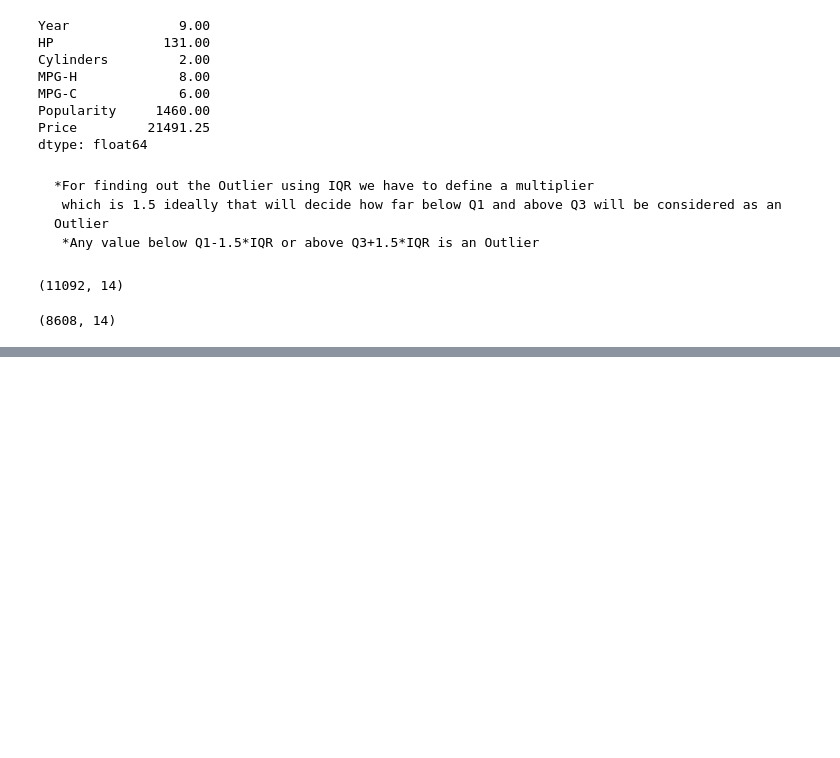
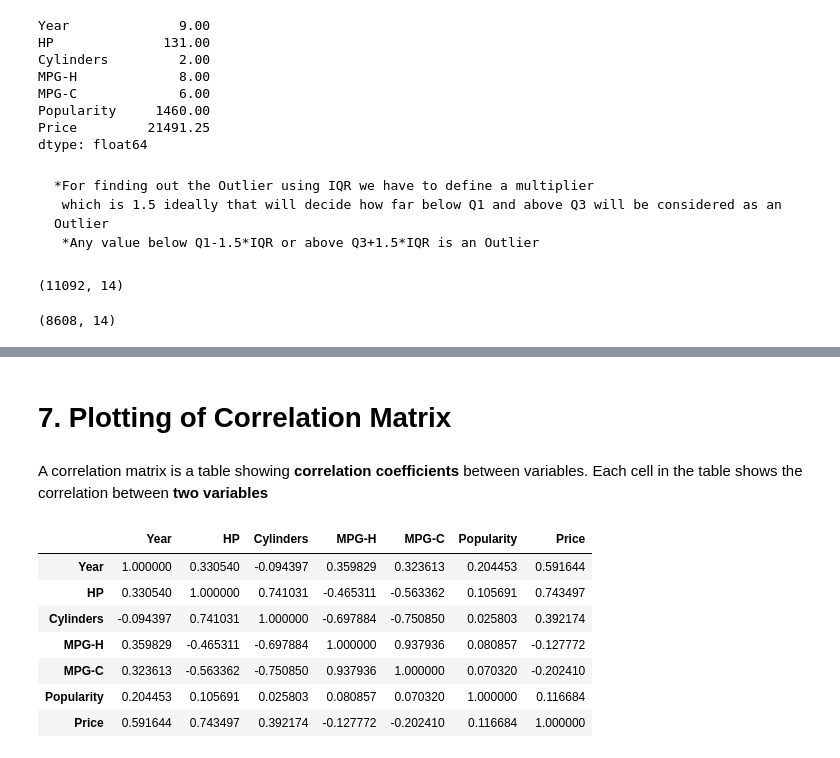
Before and after one commit to pranav-2410/Exploratory-data-analysis-of-car-features, a Jupyter notebook: Project_ML.ipynb, the cells around one changed output, grey strips where cells are left out. Drawn from its saved outputs; the diff is of its cells as text; code cells hidden in the pictures; blank space fills up the shorter version.

```diff
--- a/Project_ML.ipynb
+++ b/Project_ML.ipynb
@@ -345,0 +372,17 @@ plt.show()
+# %% [markdown]
+# **7**.  Plotting of **Correlation Matrix**
+# %% [markdown]
+A correlation matrix is a table showing **correlation coefficients** between variables. Each cell in the table shows the correlation between **two variables**
+# %%
+#We use corr() function to get the correlation matrix for the datset
+
+data.corr()
+# %% [output]
+|  | Year | HP | Cylinders | MPG-H | MPG-C | Popularity | Price |
+| Year | 1.000000 | 0.330540 | -0.094397 | 0.359829 | 0.323613 | 0.204453 | 0.591644 |
+| HP | 0.330540 | 1.000000 | 0.741031 | -0.465311 | -0.563362 | 0.105691 | 0.743497 |
+| Cylinders | -0.094397 | 0.741031 | 1.000000 | -0.697884 | -0.750850 | 0.025803 | 0.392174 |
+| MPG-H | 0.359829 | -0.465311 | -0.697884 | 1.000000 | 0.937936 | 0.080857 | -0.127772 |
+| MPG-C | 0.323613 | -0.563362 | -0.750850 | 0.937936 | 1.000000 | 0.070320 | -0.202410 |
+| Popularity | 0.204453 | 0.105691 | 0.025803 | 0.080857 | 0.070320 | 1.000000 | 0.116684 |
+| Price | 0.591644 | 0.743497 | 0.392174 | -0.127772 | -0.202410 | 0.116684 | 1.000000 |
```
Also changed, not shown: parts of 22 cells of this notebook.
